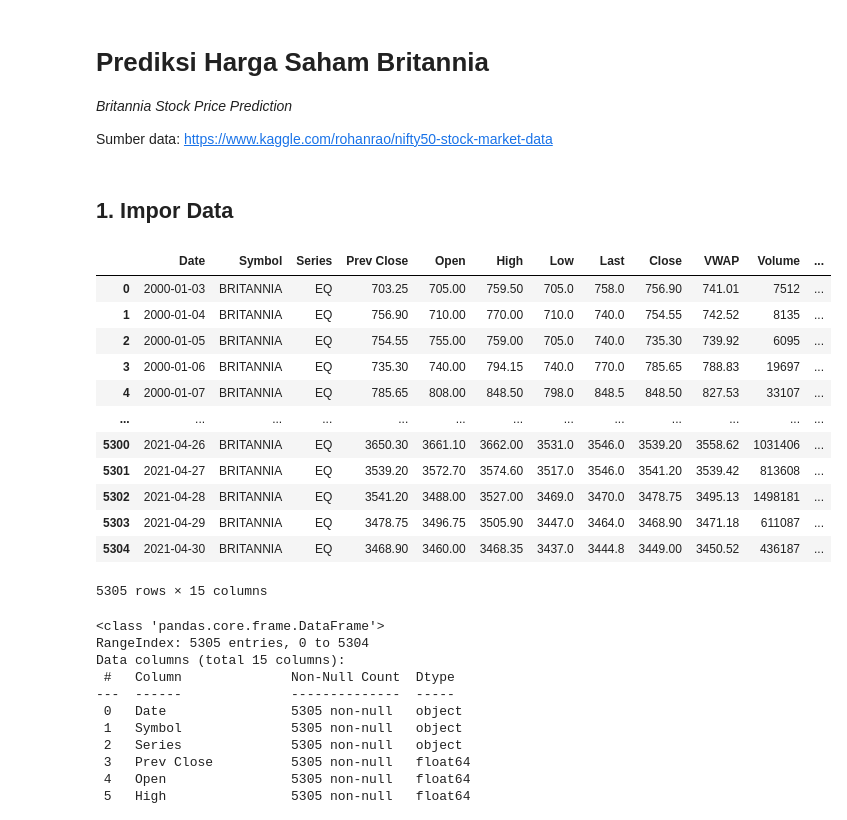
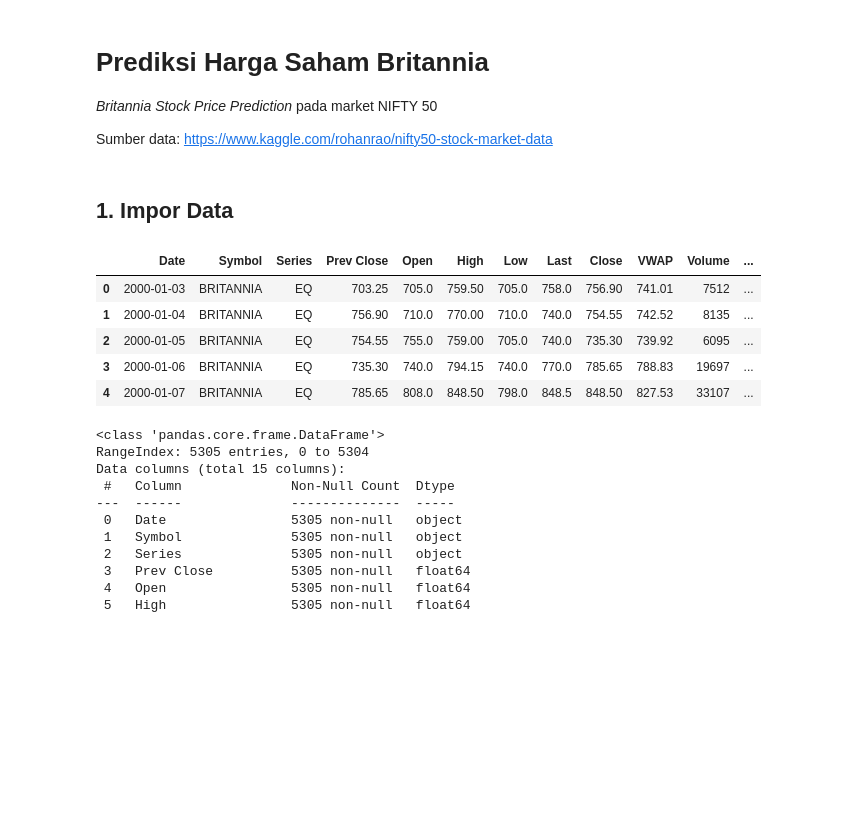
Before and after one commit to iddzzz/stock-price-prediction, a Jupyter notebook: britannia-stock-price-prediction.ipynb, the cells around one changed output. Saved outputs shown, nothing was run; the diff lists cells and outputs as text; code cells hidden in the pictures; blank space fills up the shorter version.

```diff
--- a/britannia-stock-price-prediction.ipynb
+++ b/britannia-stock-price-prediction.ipynb
@@ -1,6 +1,6 @@
 # %% [markdown]
 # Prediksi Harga Saham Britannia
-_Britannia Stock Price Prediction_
+_Britannia Stock Price Prediction_ pada market NIFTY 50
 
 Sumber data: https://www.kaggle.com/rohanrao/nifty50-stock-market-data
 # %%
@@ -12,21 +15,14 @@ import numpy as np
 # %%
 # Impor data
 df_ori = pd.read_csv('BRITANNIA.csv')
-df_ori
+df_ori.head()
 # %% [output]
 |  | Date | Symbol | Series | Prev Close | Open | High | Low | Last | Close | VWAP | Volume | ... |
-| 0 | 2000-01-03 | BRITANNIA | EQ | 703.25 | 705.00 | 759.50 | 705.0 | 758.0 | 756.90 | 741.01 | 7512 | ... |
-| 1 | 2000-01-04 | BRITANNIA | EQ | 756.90 | 710.00 | 770.00 | 710.0 | 740.0 | 754.55 | 742.52 | 8135 | ... |
-| 2 | 2000-01-05 | BRITANNIA | EQ | 754.55 | 755.00 | 759.00 | 705.0 | 740.0 | 735.30 | 739.92 | 6095 | ... |
-| 3 | 2000-01-06 | BRITANNIA | EQ | 735.30 | 740.00 | 794.15 | 740.0 | 770.0 | 785.65 | 788.83 | 19697 | ... |
-| 4 | 2000-01-07 | BRITANNIA | EQ | 785.65 | 808.00 | 848.50 | 798.0 | 848.5 | 848.50 | 827.53 | 33107 | ... |
-| ... | ... | ... | ... | ... | ... | ... | ... | ... | ... | ... | ... | ... |
-| 5300 | 2021-04-26 | BRITANNIA | EQ | 3650.30 | 3661.10 | 3662.00 | 3531.0 | 3546.0 | 3539.20 | 3558.62 | 1031406 | ... |
-| 5301 | 2021-04-27 | BRITANNIA | EQ | 3539.20 | 3572.70 | 3574.60 | 3517.0 | 3546.0 | 3541.20 | 3539.42 | 813608 | ... |
-| 5302 | 2021-04-28 | BRITANNIA | EQ | 3541.20 | 3488.00 | 3527.00 | 3469.0 | 3470.0 | 3478.75 | 3495.13 | 1498181 | ... |
-| 5303 | 2021-04-29 | BRITANNIA | EQ | 3478.75 | 3496.75 | 3505.90 | 3447.0 | 3464.0 | 3468.90 | 3471.18 | 611087 | ... |
-| 5304 | 2021-04-30 | BRITANNIA | EQ | 3468.90 | 3460.00 | 3468.35 | 3437.0 | 3444.8 | 3449.00 | 3450.52 | 436187 | ... |
+| 0 | 2000-01-03 | BRITANNIA | EQ | 703.25 | 705.0 | 759.50 | 705.0 | 758.0 | 756.90 | 741.01 | 7512 | ... |
+| 1 | 2000-01-04 | BRITANNIA | EQ | 756.90 | 710.0 | 770.00 | 710.0 | 740.0 | 754.55 | 742.52 | 8135 | ... |
+| 2 | 2000-01-05 | BRITANNIA | EQ | 754.55 | 755.0 | 759.00 | 705.0 | 740.0 | 735.30 | 739.92 | 6095 | ... |
+| 3 | 2000-01-06 | BRITANNIA | EQ | 735.30 | 740.0 | 794.15 | 740.0 | 770.0 | 785.65 | 788.83 | 19697 | ... |
+| 4 | 2000-01-07 | BRITANNIA | EQ | 785.65 | 808.0 | 848.50 | 798.0 | 848.5 | 848.50 | 827.53 | 33107 | ... |
-5305 rows × 15 columns
 # %%
 df_ori.info()
 # %% [output]
```
Also changed, not shown: parts of 72 cells of this notebook, 3 other files.
